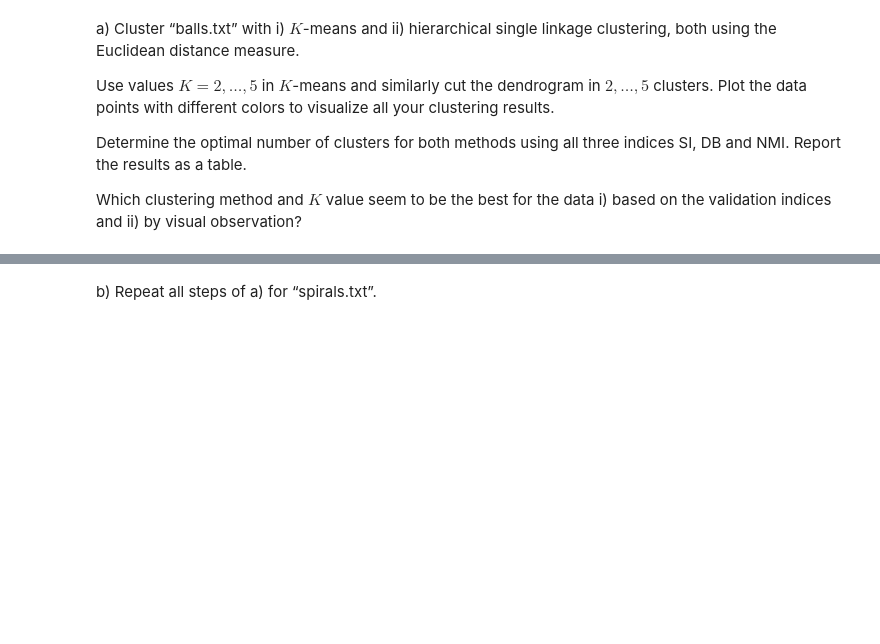
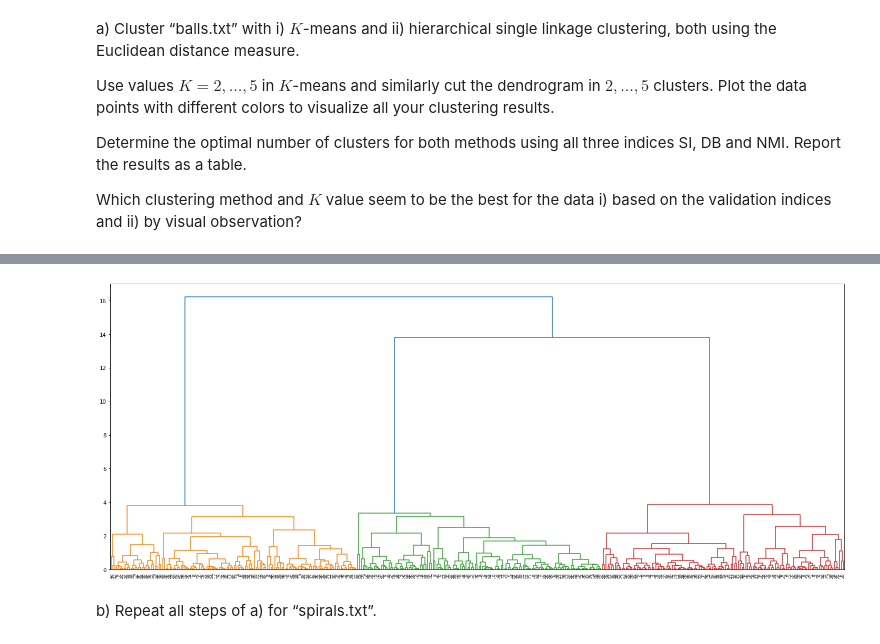
Before and after one commit to banditar/DataMining-2022-aalto, a Jupyter notebook: Assignment 2/Homework2.ipynb, the cells around one changed output, grey strips where cells are left out. Saved outputs shown, nothing was run; the diff lists cells and outputs as text; code cells hidden in the pictures; blank space fills up the shorter version.

```diff
--- a/Assignment 2/Homework2.ipynb
+++ b/Assignment 2/Homework2.ipynb
@@ -34,2 +98,9 @@ validation indices and ii) by visual observation?
+# %%
+Z = linkage(balls_noClass, 'complete')
+fig = plt.figure(figsize=(25, 10))
+dn = dendrogram(Z)
+plt.show()
+# %% [output]
+[figure, added]
 # %% [markdown]
 b) Repeat all steps of a) for “spirals.txt”.
```
Also changed, not shown: parts of 12 cells of this notebook.
